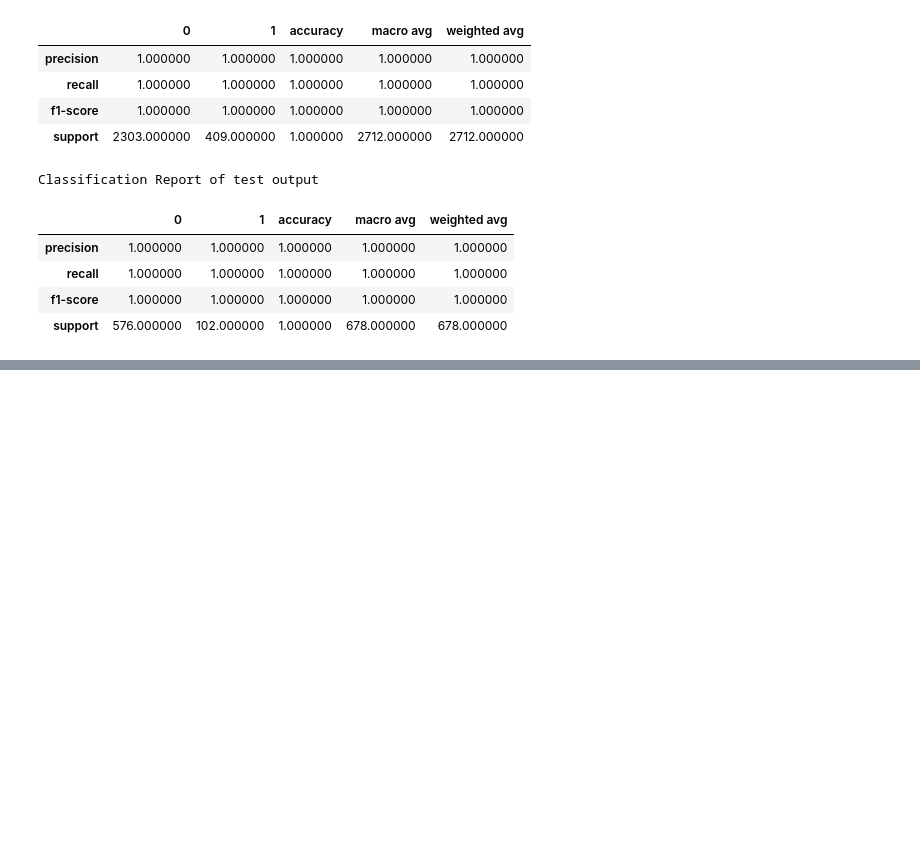
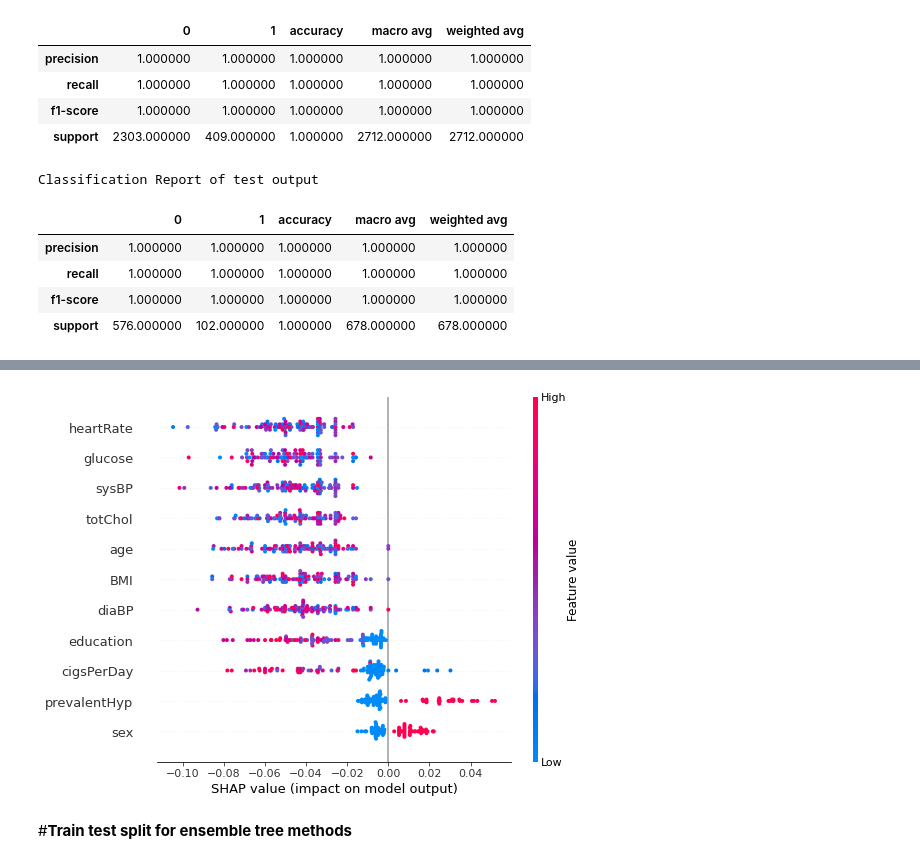
Before and after one commit to Aashishc-prog/CardioVascular-Risk-Prediction, a Jupyter notebook: Capstone_3.ipynb, the cells around one changed output, grey strips where cells are left out. Saved outputs shown, nothing was run; the diff lists cells and outputs as text; code cells hidden in the pictures; blank space fills up the shorter version.

```diff
--- a/Capstone_3.ipynb
+++ b/Capstone_3.ipynb
@@ -462,0 +610,10 @@ shap.plots.beeswarm(shap_values)
+# %%
+# Fits the explainer
+explainer = shap.Explainer(clf_svc_grid.predict, X_test)
+# Calculates the SHAP values
+shap_values = explainer(X.sample(100))
+shap.summary_plot(shap_values)
+# %% [output]
+[figure, added]
+# %% [markdown]
+#**Train test split for ensemble tree methods**
```
Also changed, not shown: parts of 26 cells of this notebook.
